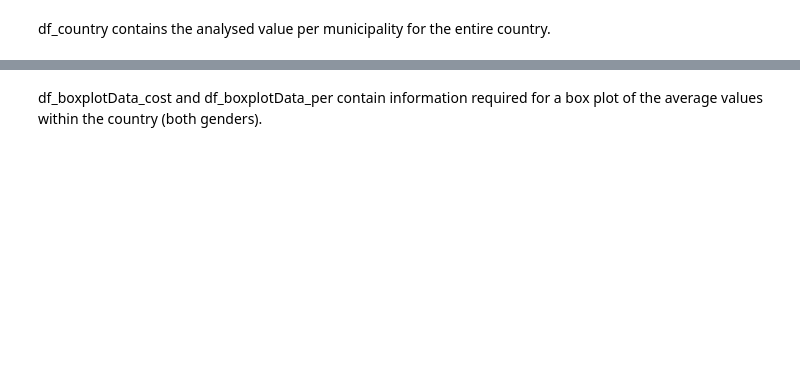
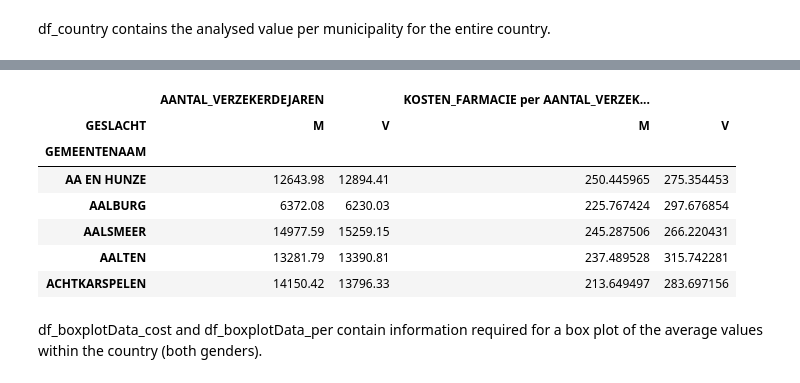
Before and after one commit to bokhove/Vektis, a Jupyter notebook: 1.Vektis Open data.ipynb, the cells around one changed output, grey strips where cells are left out. Drawn from its saved outputs; the diff is of its cells as text; code cells hidden in the pictures; blank space fills up the shorter version.

```diff
--- a/1.Vektis Open data.ipynb
+++ b/1.Vektis Open data.ipynb
@@ -110,7 +110,7 @@ df_municipalities.head()
 # %% [markdown]
 df_country contains the analysed value per municipality for the entire country.
 # %%
-def processCountry(df, costAnalysis, perAnalysis):
+def processCountry_old(df, costAnalysis, perAnalysis):
     """Processes the dataframe. Calculates the information for each municipality. Both the data of the entire municipality as well as the data per gender category.
 
     Parameters:
@@ -131,7 +131,6 @@ def processCountry(df, costAnalysis, perAnalysis):
     # Calculate the mean per gender for each municipality
     df_ret2 = df.pivot_table(index=['GEMEENTENAAM', 'GESLACHT'], values=[costAnalysis, perAnalysis], aggfunc=sum)
     df_ret2 = df_ret2.unstack('GESLACHT')
-    joinchar = ' '
     df_ret2.columns = df_ret2.columns.map(' '.join)
     df_ret2[analysisColumnName + ' M'] = df_ret2[costAnalysis + ' M'] / df_ret2[perAnalysis + ' M']
     df_ret2[analysisColumnName + ' V'] = df_ret2[costAnalysis + ' V'] / df_ret2[perAnalysis + ' V']
@@ -141,10 +140,10 @@ def processCountry(df, costAnalysis, perAnalysis):
 
     return df_ret
 
-df_country = processCountry(df, analyse_kosten, analyse_per)
+df_country_old = processCountry_old(df, analyse_kosten, analyse_per)
 
-df_country.head()
-#df_country.loc[analyse_gemeente]
+df_country_old.head()
+#df_country_old.loc[analyse_gemeente]
 # %% [output]
 |  | KOSTEN_FARMACIE per AANTAL_VERZEK... | AANTAL_VERZEKERDEJAREN M | AANTAL_VERZEKERDEJAREN V | KOSTEN_FARMACIE per AANTAL_VERZEK... | ... |
 | GEMEENTENAAM |  |  |  |  | ... |
@@ -153,6 +152,50 @@ df_country.head()
 | AALSMEER | 255.851430 | 14977.59 | 15259.15 | 245.287506 | ... |
 | AALTEN | 276.775827 | 13281.79 | 13390.81 | 237.489528 | ... |
 | ACHTKARSPELEN | 248.229568 | 14150.42 | 13796.33 | 213.649497 | ... |
+# %%
+def processCountry(df, costAnalysis, perAnalysis):
+    """Processes the dataframe. Calculates the information for each municipality. Both the data of the entire municipality as well as the data per gender category.
+
+    Parameters:
+        df (dataframe): the dataframe containing the 'raw' data (from importVektisDataMunicipality)
+        costAnalysis (str): determines which costs column will be analysed
+        perAnalysis (str): the selected costs column will be normalized by dividing it by the indicated 'per' column (e.g. per 'AANTAL_VERZEKERDEJAREN')
+
+    Returns:
+        dataframe:the pandas DataFrame containing the requested information
+    """
+    analysisColumnName = costAnalysis + ' per ' + perAnalysis
+
+    # Calculate the overall mean of each municipality
+    df_ret = df.pivot_table(index=['GEMEENTENAAM'], values=[costAnalysis, perAnalysis], aggfunc=sum)
+    df_ret[analysisColumnName] = df_ret[costAnalysis] / df_ret[perAnalysis]
+    df_ret = df_ret.drop([costAnalysis,perAnalysis], axis=1)
+
+    # Calculate the mean per gender for each municipality
+    df_ret2 = df.pivot_table(index=['GEMEENTENAAM', 'GESLACHT'], values=[costAnalysis, perAnalysis], aggfunc=sum)
+    df_ret2[analysisColumnName] = 0
+    df_ret2 = df_ret2.unstack('GESLACHT')
+    df_ret2.loc[:,(analysisColumnName,'M')] = ( df_ret2[costAnalysis]['M'] / df_ret2[perAnalysis]['M'] )
+    df_ret2.loc[:,(analysisColumnName,'V')] = ( df_ret2[costAnalysis]['V'] / df_ret2[perAnalysis]['V'] )
+    df_ret2 = df_ret2.drop([costAnalysis], axis=1)
+
+    return df_ret, df_ret2
+
+df_country, df_countryGender = processCountry(df, analyse_kosten, analyse_per)
+
+df_country.head()
+df_countryGender.head()
+#df_country.loc[analyse_gemeente]
+#df_countryGender['AANTAL_VERZEKERDEJAREN'].head()
+# %% [output]
+|  | AANTAL_VERZEKERDEJAREN |  | KOSTEN_FARMACIE per AANTAL_VERZEK... |  |
+| GESLACHT | M | V | M | V |
+| GEMEENTENAAM |  |  |  |  |
+| AA EN HUNZE | 12643.98 | 12894.41 | 250.445965 | 275.354453 |
+| AALBURG | 6372.08 | 6230.03 | 225.767424 | 297.676854 |
+| AALSMEER | 14977.59 | 15259.15 | 245.287506 | 266.220431 |
+| AALTEN | 13281.79 | 13390.81 | 237.489528 | 315.742281 |
+| ACHTKARSPELEN | 14150.42 | 13796.33 | 213.649497 | 283.697156 |
 # %% [markdown]
 df_boxplotData_cost and df_boxplotData_per contain information required for a box plot of the average values within the country (both genders).
 # %%
```
Also changed, not shown: parts of 6 cells of this notebook.
